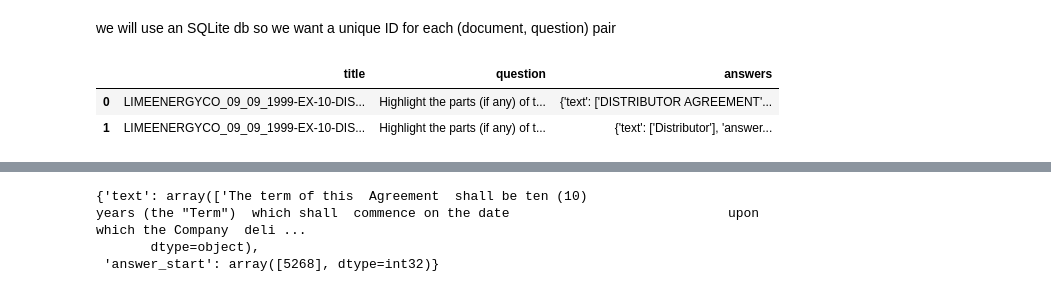
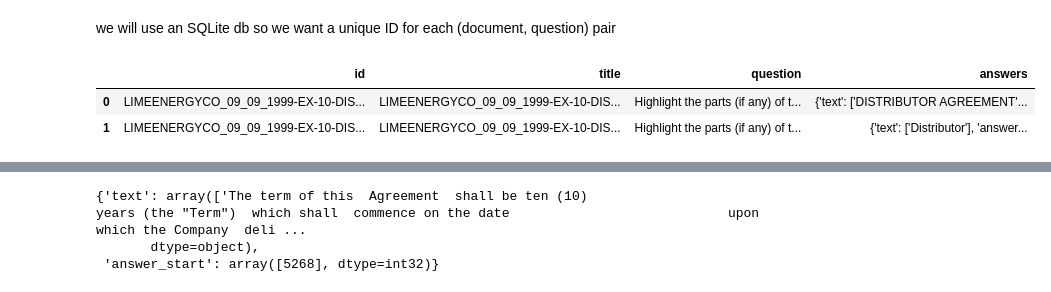
Before and after one commit to AliAlkadhim/ContractIQ, a Jupyter notebook: notebooks/1_Dataset_Schema.ipynb, the cells around one changed output, grey strips where cells are left out. Drawn from its saved outputs; the diff is of its cells as text; code cells hidden in the pictures.

```diff
--- a/notebooks/1_Dataset_Schema.ipynb
+++ b/notebooks/1_Dataset_Schema.ipynb
@@ -13,3 +19,9 @@ qa = load_dataset(
+# %%
+qa = load_dataset(
+    "theatticusproject/cuad-qa",
+    revision="53fc9be1de79a35a82ac36f33198a753df949523",
+    cache_dir="./hf_cache_cuadqa",
+)
 # %%
 qa
 # %% [output]
@@ -148,10 +171,10 @@ def make_ann_id(doc_id: str, question: str) -> str:
 # %%
-ann_df = train_df[["title", "question", "answers"]].copy()
+ann_df = train_df[["id", "title", "question", "answers"]].copy()
 ann_df.head(2)
 # %% [output]
-|  | title | question | answers |
-| 0 | LIMEENERGYCO_09_09_1999-EX-10-DIS... | Highlight the parts (if any) of t... | {'text': ['DISTRIBUTOR AGREEMENT'... |
-| 1 | LIMEENERGYCO_09_09_1999-EX-10-DIS... | Highlight the parts (if any) of t... | {'text': ['Distributor'], 'answer... |
+|  | id | title | question | answers |
+| 0 | LIMEENERGYCO_09_09_1999-EX-10-DIS... | LIMEENERGYCO_09_09_1999-EX-10-DIS... | Highlight the parts (if any) of t... | {'text': ['DISTRIBUTOR AGREEMENT'... |
+| 1 | LIMEENERGYCO_09_09_1999-EX-10-DIS... | LIMEENERGYCO_09_09_1999-EX-10-DIS... | Highlight the parts (if any) of t... | {'text': ['Distributor'], 'answer... |
 # %%
 doc_ids = []
 for title in ann_df["title"]:
```
Also changed, not shown: parts of 95 cells of this notebook, 1 other file.
